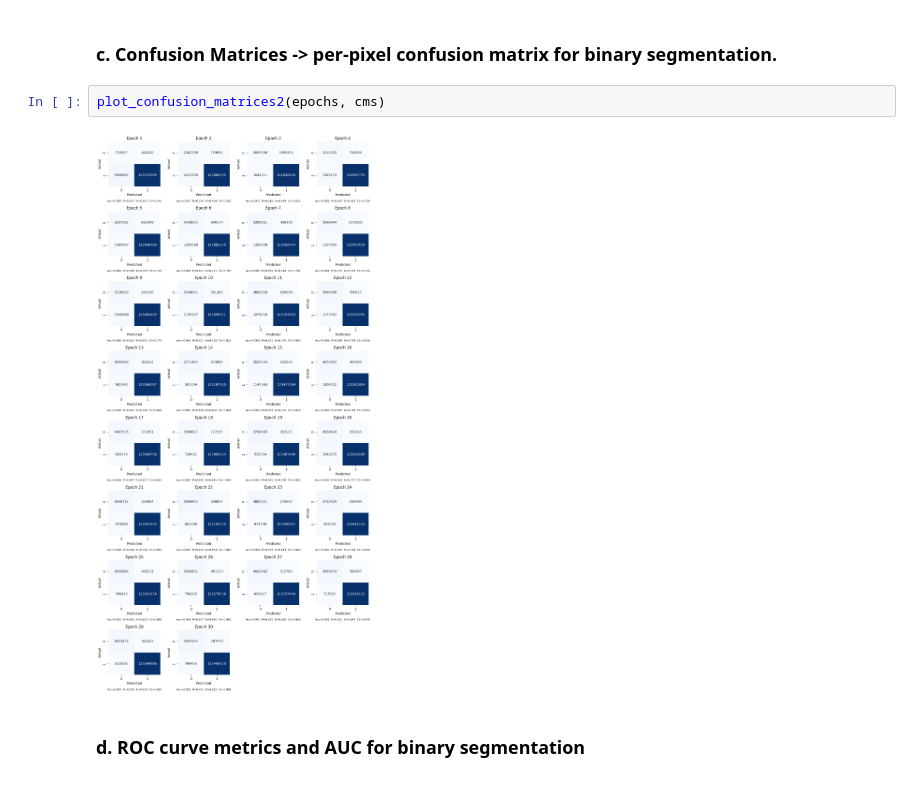
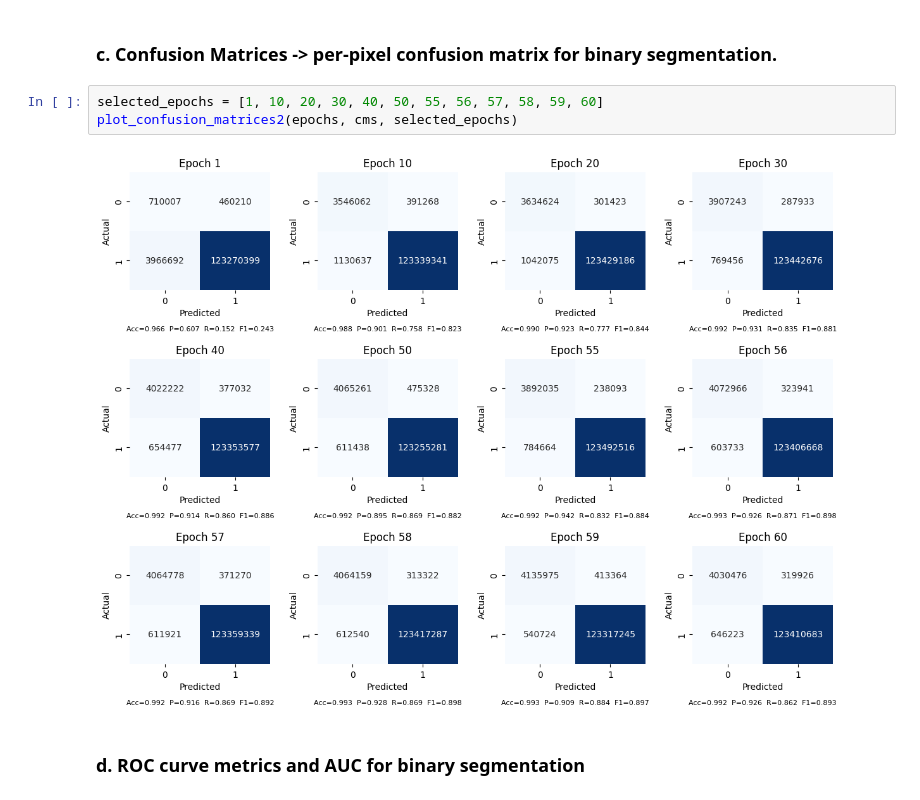
Before and after one commit to sumanpdneupane/brain_mri_unet_brisc_2025, a Jupyter notebook: main.ipynb, the cells around one changed output. Drawn from its saved outputs; the diff is of its cells as text.

```diff
--- a/main.ipynb
+++ b/main.ipynb
@@ -223,9 +198,10 @@ plot_dice_and_iou(epochs, dice, iou)
 # %% [markdown]
 ### c. Confusion Matrices -> per-pixel confusion matrix for binary segmentation.
 # %%
-plot_confusion_matrices2(epochs, cms)
+selected_epochs = [1, 10, 20, 30, 40, 50, 55, 56, 57, 58, 59, 60]
+plot_confusion_matrices2(epochs, cms, selected_epochs)
 # %% [output]
-[figure, old version]
+[figure, new version]
 # %% [markdown]
 ### d. ROC curve metrics and AUC for binary segmentation
 # %%
```
Also changed, not shown: parts of 11 cells of this notebook, 9 other files.
